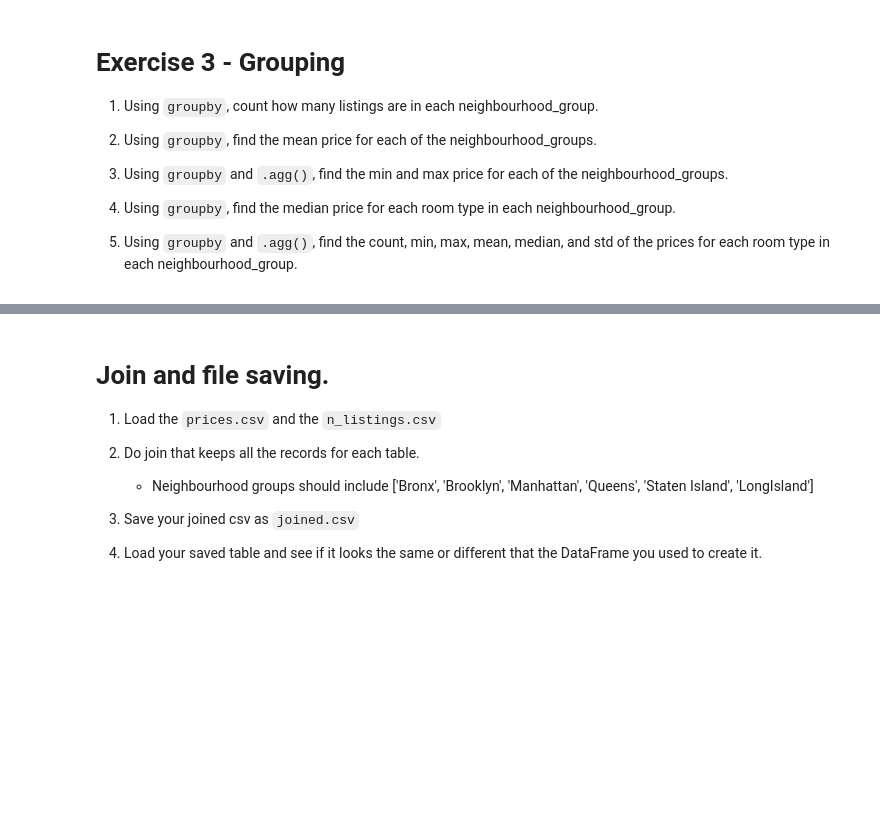
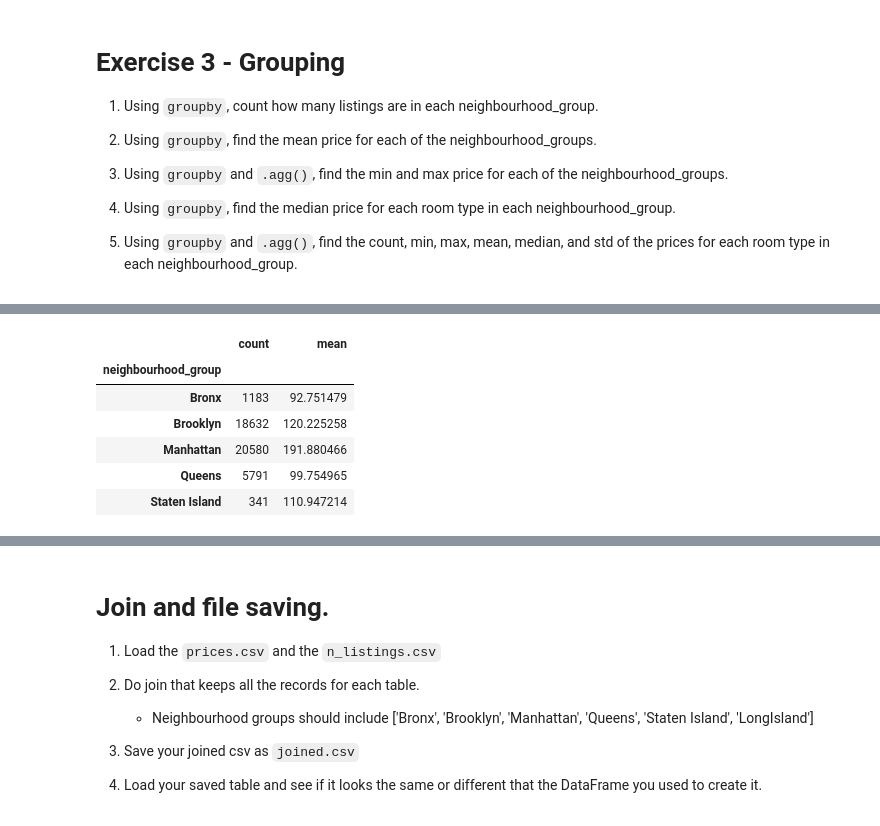
Before and after one commit to AlexOneUp/2022-fall-data-science, a Jupyter notebook: Week-01-Pandas/Exercise.ipynb, the cells around one changed output, grey strips where cells are left out. Cells and saved outputs as stored; diff of their text form; code cells hidden in the pictures; blank space fills up the shorter version.

```diff
--- a/Week-01-Pandas/Exercise.ipynb
+++ b/Week-01-Pandas/Exercise.ipynb
@@ -212,5 +243,14 @@ print(, "% of the rooms are NOT Private")
 # %%
 # 4. Using `groupby`, find the mean price for each room type in each neighbourhood_group.
+listing_nums_group['price'].agg( ['count', 'mean'] )
+# %% [output]
+|  | count | mean |
+| neighbourhood_group |  |  |
+| Bronx | 1183 | 92.751479 |
+| Brooklyn | 18632 | 120.225258 |
+| Manhattan | 20580 | 191.880466 |
+| Queens | 5791 | 99.754965 |
+| Staten Island | 341 | 110.947214 |
 # %%
 # 5. Using `groupby` and `.agg()`, find the count, min, max, mean, median, and std of the prices
 # for each room type in each neighbourhood_group.
```
Also changed, not shown: parts of 11 cells of this notebook.
